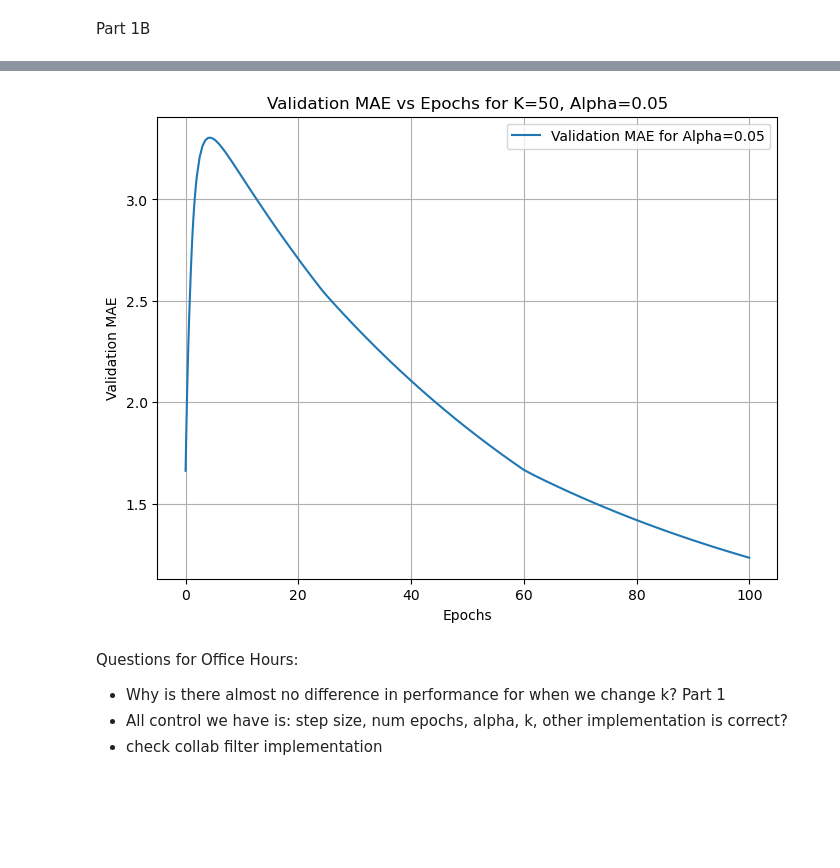
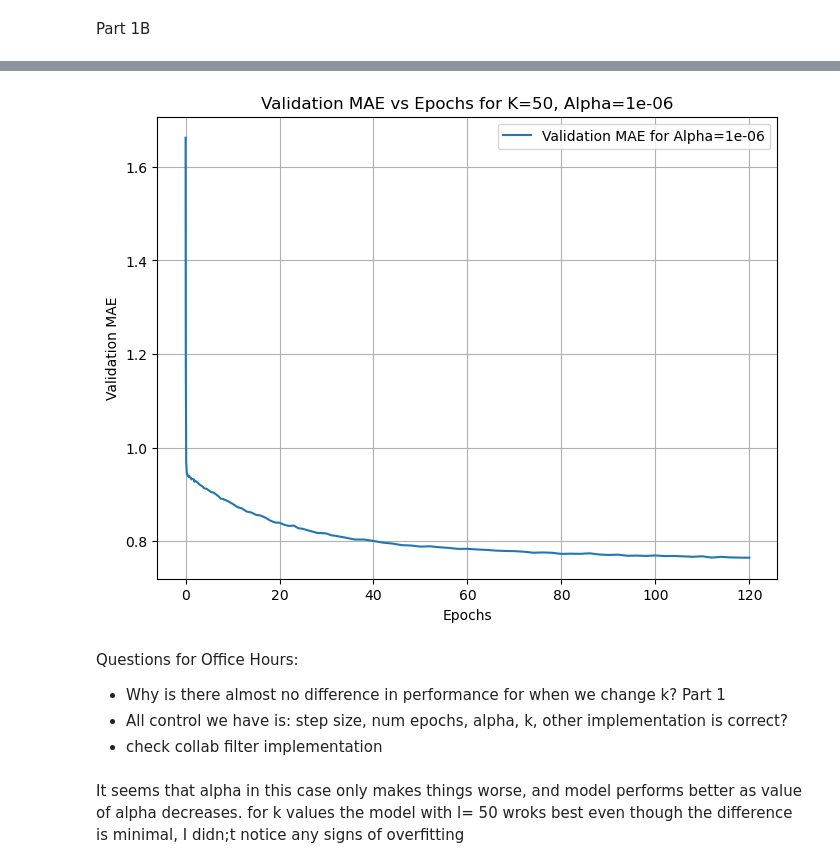
Before and after one commit to Light484/CS135-ProjectB, a Jupyter notebook: projectB/partA.ipynb, the cells around one changed output, grey strips where cells are left out. Cells and saved outputs as stored; diff of their text form; code cells hidden in the pictures; blank space fills up the shorter version.

```diff
--- a/projectB/partA.ipynb
+++ b/projectB/partA.ipynb
@@ -63,7 +75,7 @@ plt.show()
 Part 1B
 # %%
 # Train model for K = 50, alpha > 0
-alpha_values = [0.1]
+alpha_values = [0.000001, 0.01]
 best_alpha = None
 best_valid_mae = float('inf')
 results_alpha = []
@@ -71,7 +83,7 @@ results_alpha = []
 for alpha in alpha_values:
     # Initialize and train model
     model = CollabFilterOneVectorPerItem(
-        n_epochs=100, batch_size=1000, step_size=.1,
+        n_epochs=120, batch_size=1000, step_size=100,
         n_factors=50, alpha=alpha
     )
     model.init_parameter_dict(n_users, n_items, train_tuple)
@@ -132,6 +144,9 @@ Alpha: 0.05, Validation MAE: 1.2334194285258202, Test MAE: 1.2096123006493589
-[figure, old version]
+[figure, new version]
 # %% [markdown]
 Questions for Office Hours:
 - Why is there almost no difference in performance for when we change k? Part 1
 - All control we have is: step size, num epochs, alpha, k, other implementation is correct?
 - check collab filter implementation
+# %% [markdown]
+It seems that alpha in this case only makes things worse, and model performs better as value of alpha decreases.
+for k values the model with l= 50 wroks best even though the difference is minimal, I didn;t notice any signs of overfitting
```
Also changed, not shown: parts of 5 cells of this notebook, 2 other files.
